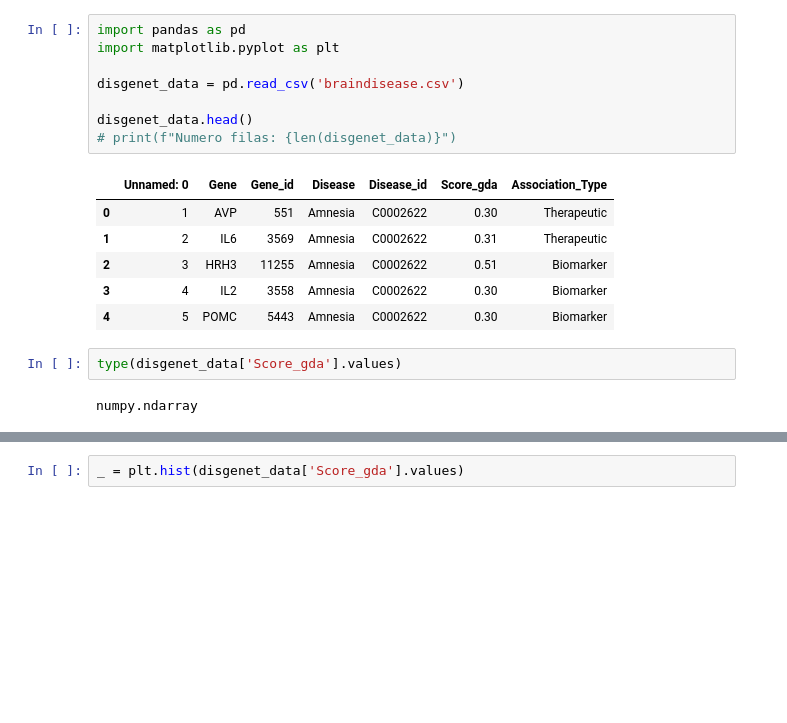
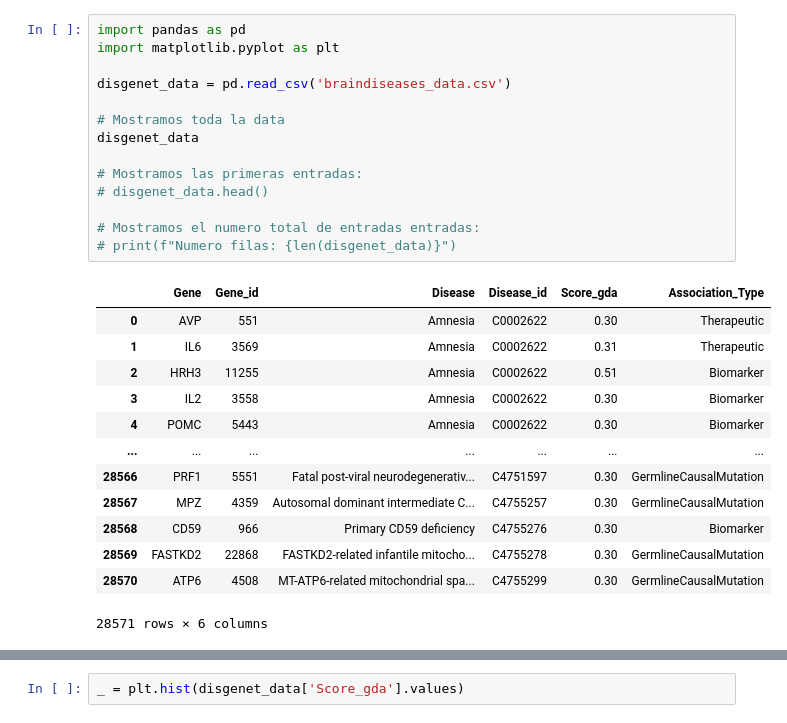
Before and after one commit to fifabsas/talleresfifabsas, a Jupyter notebook: python/Extras/Pandas_DataFrames/braindiseases.ipynb, the cells around one changed output, grey strips where cells are left out. Cells and saved outputs as stored; diff of their text form; blank space fills up the shorter version.

Commit message:
saco una columna del dataset y explico el ejemplo

```diff
--- a/python/Extras/Pandas_DataFrames/braindiseases.ipynb
+++ b/python/Extras/Pandas_DataFrames/braindiseases.ipynb
@@ -1,19 +13,28 @@
 # %%
 import pandas as pd
 import matplotlib.pyplot as plt
 
-disgenet_data = pd.read_csv('braindisease.csv')
+disgenet_data = pd.read_csv('braindiseases_data.csv')
 
-disgenet_data.head()
+# Mostramos toda la data
+disgenet_data
+
+# Mostramos las primeras entradas:
+# disgenet_data.head()
+
+# Mostramos el numero total de entradas entradas:
 # print(f"Numero filas: {len(disgenet_data)}")
 # %% [output]
-|  | Unnamed: 0 | Gene | Gene_id | Disease | Disease_id | Score_gda | Association_Type |
-| 0 | 1 | AVP | 551 | Amnesia | C0002622 | 0.30 | Therapeutic |
-| 1 | 2 | IL6 | 3569 | Amnesia | C0002622 | 0.31 | Therapeutic |
-| 2 | 3 | HRH3 | 11255 | Amnesia | C0002622 | 0.51 | Biomarker |
-| 3 | 4 | IL2 | 3558 | Amnesia | C0002622 | 0.30 | Biomarker |
-| 4 | 5 | POMC | 5443 | Amnesia | C0002622 | 0.30 | Biomarker |
+|  | Gene | Gene_id | Disease | Disease_id | Score_gda | Association_Type |
+| 0 | AVP | 551 | Amnesia | C0002622 | 0.30 | Therapeutic |
+| 1 | IL6 | 3569 | Amnesia | C0002622 | 0.31 | Therapeutic |
+| 2 | HRH3 | 11255 | Amnesia | C0002622 | 0.51 | Biomarker |
+| 3 | IL2 | 3558 | Amnesia | C0002622 | 0.30 | Biomarker |
+| 4 | POMC | 5443 | Amnesia | C0002622 | 0.30 | Biomarker |
+| ... | ... | ... | ... | ... | ... | ... |
+| 28566 | PRF1 | 5551 | Fatal post-viral neurodegenerativ... | C4751597 | 0.30 | GermlineCausalMutation |
+| 28567 | MPZ | 4359 | Autosomal dominant intermediate C... | C4755257 | 0.30 | GermlineCausalMutation |
+| 28568 | CD59 | 966 | Primary CD59 deficiency | C4755276 | 0.30 | Biomarker |
+| 28569 | FASTKD2 | 22868 | FASTKD2-related infantile mitocho... | C4755278 | 0.30 | GermlineCausalMutation |
+| 28570 | ATP6 | 4508 | MT-ATP6-related mitochondrial spa... | C4755299 | 0.30 | GermlineCausalMutation |
+28571 rows × 6 columns
-# %%
-type(disgenet_data['Score_gda'].values)
-# %% [output]
-numpy.ndarray
```
Also changed, not shown: parts of 17 cells of this notebook, 1 other file.
